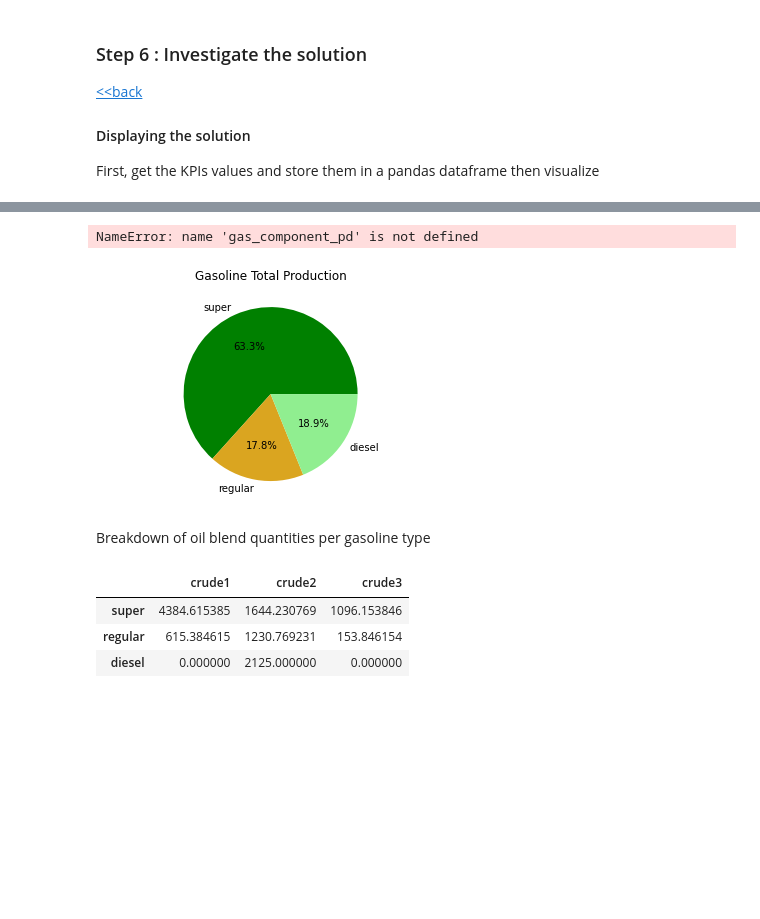
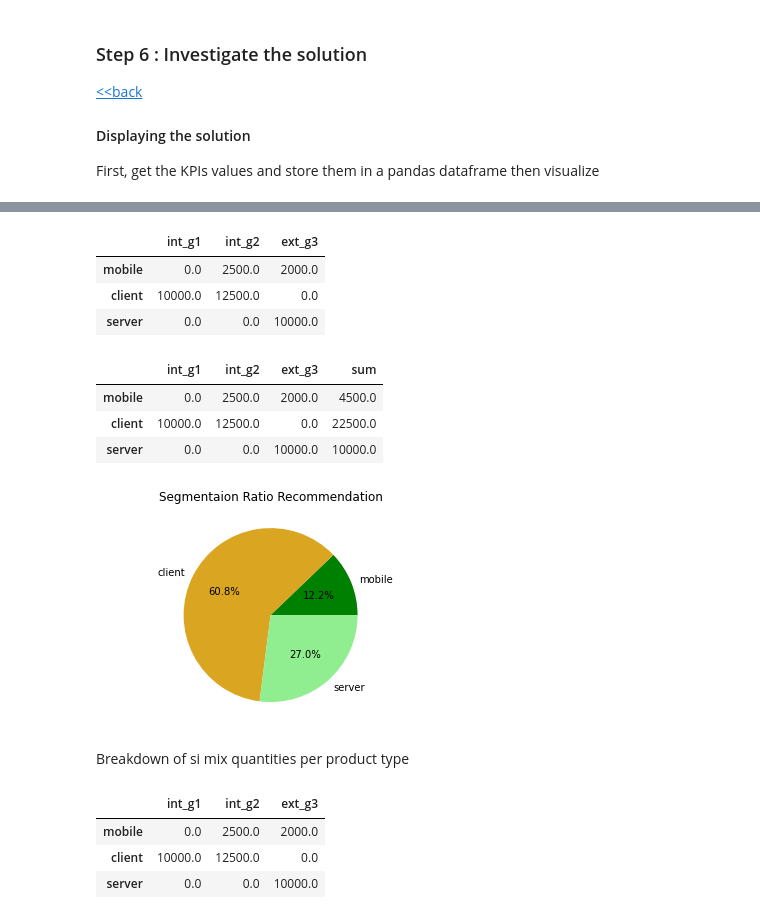
Before and after one commit to Tak113/cplex_example, a Jupyter notebook: maxprofit_sc.ipynb, the cells around one changed output, grey strips where cells are left out. Drawn from its saved outputs; the diff is of its cells as text; code cells hidden in the pictures; blank space fills up the shorter version.

```diff
--- a/maxprofit_sc.ipynb
+++ b/maxprofit_sc.ipynb
@@ -382,27 +377,35 @@ si_disagg_pd
 | ext_g3 | 2000.0 | 0.0 | 10000.0 |
 # %%
-# how each gas is composed by each oil
-gas_component_pd = crude_split_pd.T
-gas_component_pd
+# how each product is composed by each silicons
+pr_disagg_pd = si_disagg_pd.T
+pr_disagg_pd
+# %% [output]
+|  | int_g1 | int_g2 | ext_g3 |
+| mobile | 0.0 | 2500.0 | 2000.0 |
+| client | 10000.0 | 12500.0 | 0.0 |
+| server | 0.0 | 0.0 | 10000.0 |
 # %%
-# add summary column for gas_component_pd table
-gas_component_pd['sum'] = gas_component_pd[list(gas_component_pd.columns)].sum(axis=1)
-gas_component_pd
+# add summary column for pr_disagg_pd table
+pr_disagg_pd['sum'] = pr_disagg_pd[list(pr_disagg_pd.columns)].sum(axis=1)
+pr_disagg_pd
 # %% [output]
-NameError: name 'gas_component_pd' is not defined
+|  | int_g1 | int_g2 | ext_g3 | sum |
+| mobile | 0.0 | 2500.0 | 2000.0 | 4500.0 |
+| client | 10000.0 | 12500.0 | 0.0 | 22500.0 |
+| server | 0.0 | 0.0 | 10000.0 | 10000.0 |
 # %%
 # convert array to pie chart : production
-display_pie(gas_component_pd['sum'], gas_names, colors = ['green', 'goldenrod', 'lightGreen'], title = 'Gasoline Total Production')
+display_pie(pr_disagg_pd['sum'], pr_names, colors = ['green', 'goldenrod', 'lightGreen'], title = 'Segmentaion Ratio Recommendation')
 # %% [output]
-[figure, old version]
+[figure, new version]
 # %% [markdown]
-Breakdown of oil blend quantities per gasoline type
+Breakdown of si mix quantities per product type
 # %%
 # drop sum
-df = gas_component_pd.drop(columns=['sum'])
+df = pr_disagg_pd.drop(columns=['sum'])
 df
 # %% [output]
-|  | crude1 | crude2 | crude3 |
-| super | 4384.615385 | 1644.230769 | 1096.153846 |
-| regular | 615.384615 | 1230.769231 | 153.846154 |
-| diesel | 0.000000 | 2125.000000 | 0.000000 |
+|  | int_g1 | int_g2 | ext_g3 |
+| mobile | 0.0 | 2500.0 | 2000.0 |
+| client | 10000.0 | 12500.0 | 0.0 |
+| server | 0.0 | 0.0 | 10000.0 |
```
Also changed, not shown: parts of 26 cells of this notebook.
